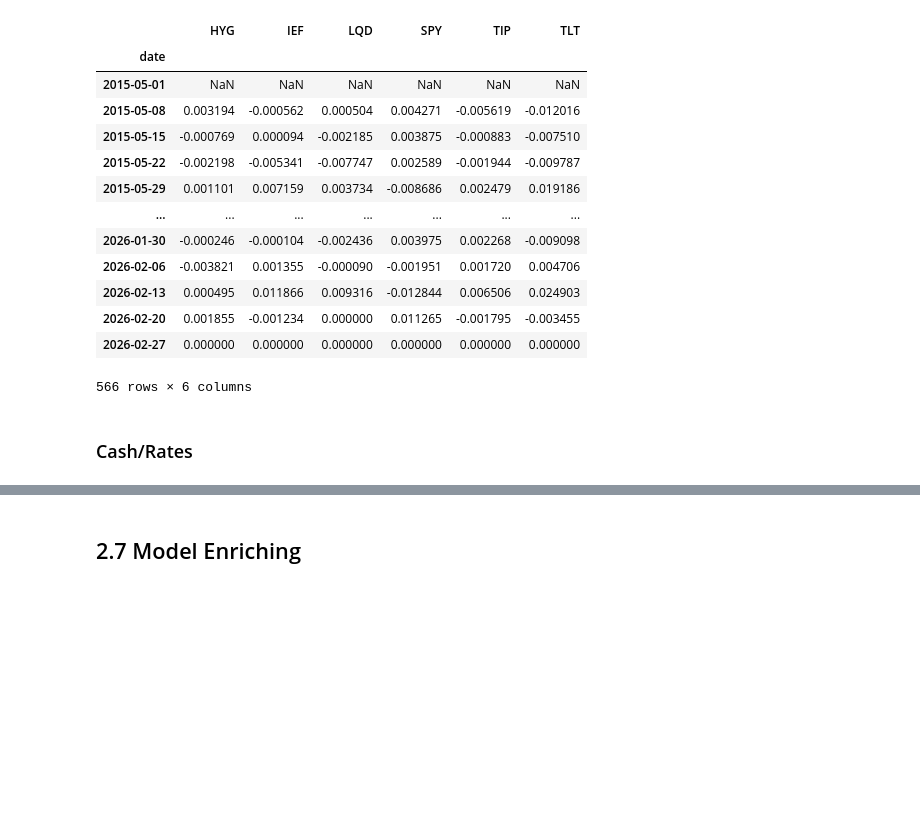
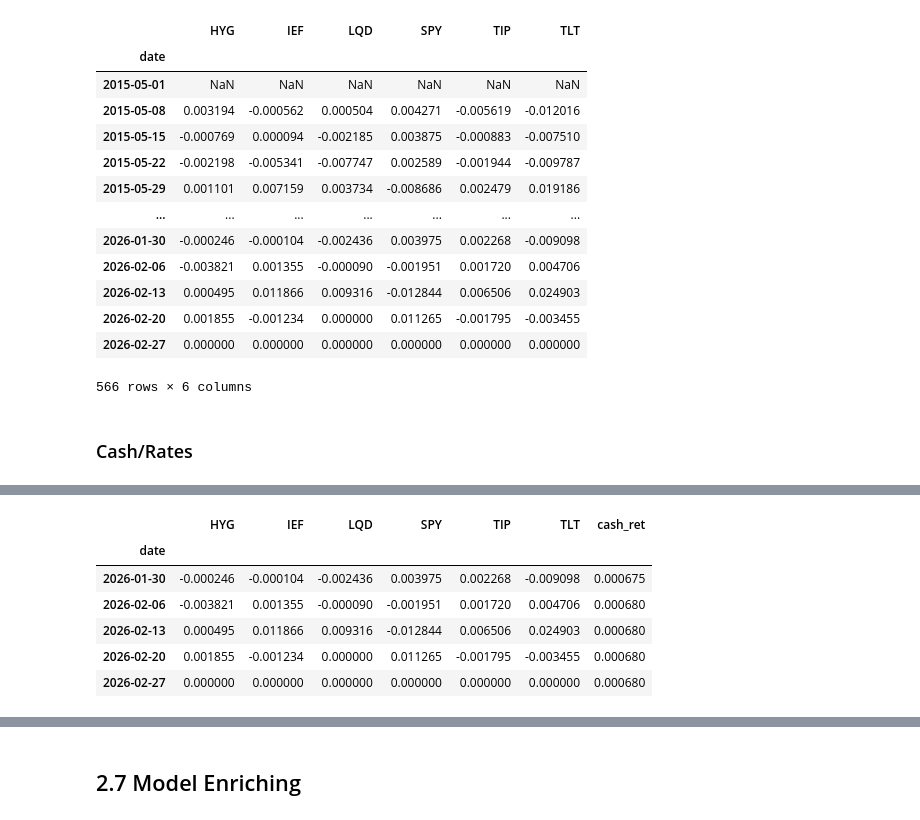
Before and after one commit to Yzc20060417/Systematic-Equities, a Jupyter notebook: Model.ipynb, the cells around one changed output, grey strips where cells are left out. Saved outputs shown, nothing was run; the diff lists cells and outputs as text; code cells hidden in the pictures; blank space fills up the shorter version.

```diff
--- a/Model.ipynb
+++ b/Model.ipynb
@@ -669,7 +669,7 @@ def get_alfred_series_asof(series_id, vintage_date, api_key,
 def load_series_asof(vintage_date, api_key,
                       observation_start=None, observation_end=None,
                       series_map=None):
-    series_map = series_map if series_map is None else series_map
+    series_map = yield_series_map if series_map is None else series_map
 
     out = {}
     for name, sid in series_map.items():
@@ -683,6 +683,13 @@ def load_series_asof(vintage_date, api_key,
 
     df = pd.concat(out, axis=1).sort_index()
     return df
+
+def annual_yield_to_weekly_return(yield_series_pct, periods_per_year=52):
+    """
+    Convert annualized yield in percent to weekly simple return.
+    """
+    y = pd.to_numeric(yield_series_pct, errors="coerce") / 100.0
+    return (1.0 + y) ** (1.0 / periods_per_year) - 1.0
 # %%
 series_df = load_series_asof(
     vintage_date="2026-03-07",
@@ -725,0 +699,3 @@ def fetch_fred_weekly(api_key, series_map, research_index=None, freq="W-FRI"):
+# %%
+s_weekly = series_df.resample('W-FRI').last().ffill()
+s_weekly = s_weekly.reindex(X_model_3.index).ffill()
@@ -725,0 +712,23 @@ def fetch_fred_weekly(api_key, series_map, research_index=None, freq="W-FRI"):
+# %%
+rates_returns = pd.DataFrame(index=s_weekly.index)
+rates_returns["cash_ret"] = annual_yield_to_weekly_return(s_weekly["cash_yield_3m"])
+# Optional rate-change features if useful later
+rates_features = pd.DataFrame(index=s_weekly.index)
+rates_features["fedfunds"] = s_weekly["fedfunds"]
+rates_features["ust_2y"] = s_weekly["ust_2y"]
+rates_features["ust_10y"] = s_weekly["ust_10y"]
+rates_features["curve_10y_2y"] = s_weekly["ust_10y"] - s_weekly["ust_2y"]
+rates_features["d_2y"] = s_weekly["ust_2y"].diff()
+rates_features["d_10y"] = s_weekly["ust_10y"].diff()
+# %%
+asset_returns = etf_returns_weekly.join(rates_returns[["cash_ret"]], how="left")
+# %%
+asset_returns.tail()
+# %% [output]
+|  | HYG | IEF | LQD | SPY | TIP | TLT | cash_ret |
+| date |  |  |  |  |  |  |  |
+| 2026-01-30 | -0.000246 | -0.000104 | -0.002436 | 0.003975 | 0.002268 | -0.009098 | 0.000675 |
+| 2026-02-06 | -0.003821 | 0.001355 | -0.000090 | -0.001951 | 0.001720 | 0.004706 | 0.000680 |
+| 2026-02-13 | 0.000495 | 0.011866 | 0.009316 | -0.012844 | 0.006506 | 0.024903 | 0.000680 |
+| 2026-02-20 | 0.001855 | -0.001234 | 0.000000 | 0.011265 | -0.001795 | -0.003455 | 0.000680 |
+| 2026-02-27 | 0.000000 | 0.000000 | 0.000000 | 0.000000 | 0.000000 | 0.000000 | 0.000680 |
```
Also changed, not shown: parts of 15 cells of this notebook, 1 other file.
